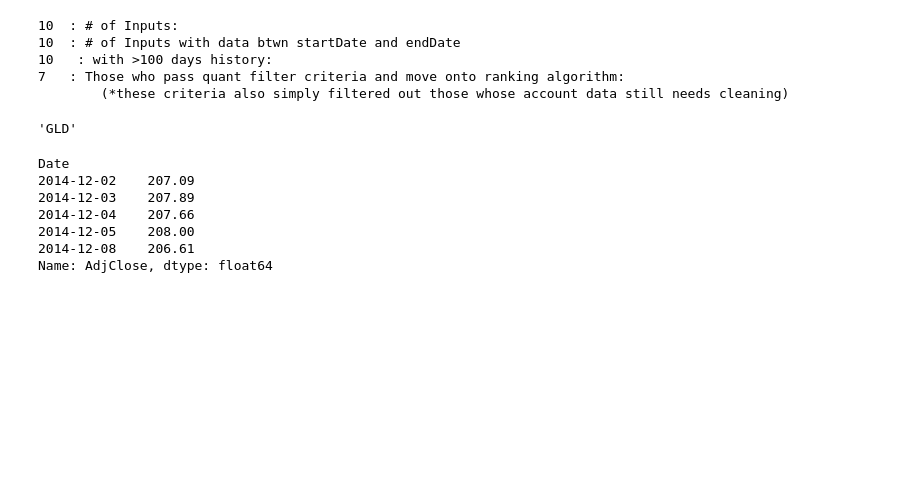
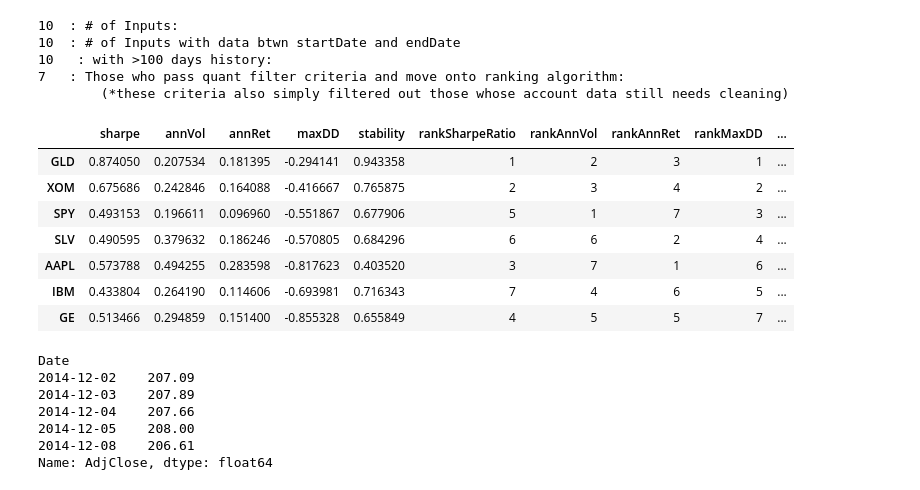
Before and after one commit to AlgoSkyNet/sandbox_py, a Jupyter notebook: sandbox_py_1.ipynb, the cells around one changed output. Saved outputs shown, nothing was run; the diff lists cells and outputs as text; code cells hidden in the pictures; blank space fills up the shorter version.

Commit message:
update filterAndRank and buildPortfolio_walkForward

```diff
--- a/sandbox_py_1.ipynb
+++ b/sandbox_py_1.ipynb
@@ -787,6 +788,7 @@ def filterAndRank(tsInputDict, minDaysOfTrading=100, startDate=None, endDate=Non
         rankingDF['rankStability'] = rankingDF.rankStability - rankingDF.rankStability.mean()
         rankingDF['rankStability'] = rankingDF.rankStability / rankingDF.rankStability.std()
     else:
+        makeBase100ScoreRatio = 100 / len(rankingDF)
         rankingDF['rankSharpeRatio'] = rankingDF.sharpe.rank(ascending=False)
         rankingDF['rankAnnVol'] = rankingDF.annVol.rank()
         rankingDF['rankAnnRet'] = rankingDF.annRet.rank(ascending=False)
@@ -819,10 +821,17 @@ tFil = filterAndRank(testStocksDict,minDaysOfTrading=100,startDate=pd.datetime(2
 10   : with >100 days history:
 7   : Those who pass quant filter criteria and move onto ranking algorithm:
         (*these criteria also simply filtered out those whose account data still needs cleaning)
-# %%
-tFil.get('ranks').index.values[0]
-# %% [output]
-'GLD'
+# %%
+tFil.get('allRankInfo')
+# %% [output]
+|  | sharpe | annVol | annRet | maxDD | stability | rankSharpeRatio | rankAnnVol | rankAnnRet | rankMaxDD | ... |
+| GLD | 0.874050 | 0.207534 | 0.181395 | -0.294141 | 0.943358 | 1 | 2 | 3 | 1 | ... |
+| XOM | 0.675686 | 0.242846 | 0.164088 | -0.416667 | 0.765875 | 2 | 3 | 4 | 2 | ... |
+| SPY | 0.493153 | 0.196611 | 0.096960 | -0.551867 | 0.677906 | 5 | 1 | 7 | 3 | ... |
+| SLV | 0.490595 | 0.379632 | 0.186246 | -0.570805 | 0.684296 | 6 | 6 | 2 | 4 | ... |
+| AAPL | 0.573788 | 0.494255 | 0.283598 | -0.817623 | 0.403520 | 3 | 7 | 1 | 6 | ... |
+| IBM | 0.433804 | 0.264190 | 0.114606 | -0.693981 | 0.716343 | 7 | 4 | 6 | 5 | ... |
+| GE | 0.513466 | 0.294859 | 0.151400 | -0.855328 | 0.655849 | 4 | 5 | 5 | 7 | ... |
 # %%
 def buildPortfolio_walkForward(tsDict, combineMethod='rank', numToSelect=5, minDaysOfTrading=100,
                                startDate=pd.datetime(2013,6,1), endDate=pd.datetime(2014,12,1), portRebalDays=90,
```
Also changed, not shown: parts of 5 cells of this notebook.
